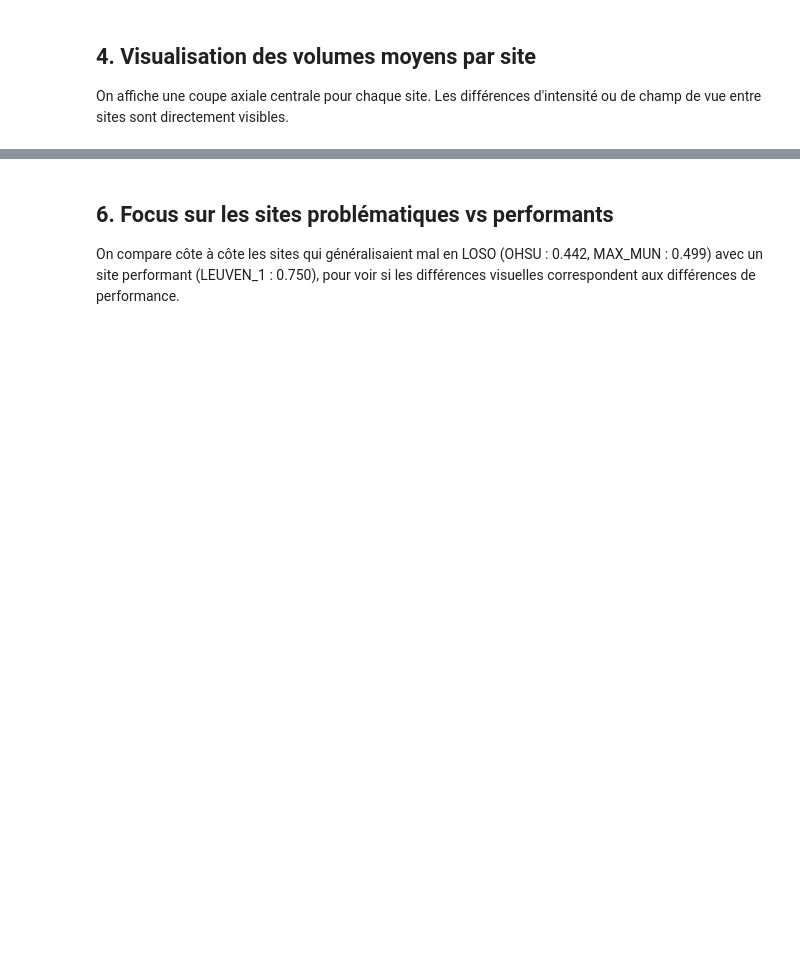
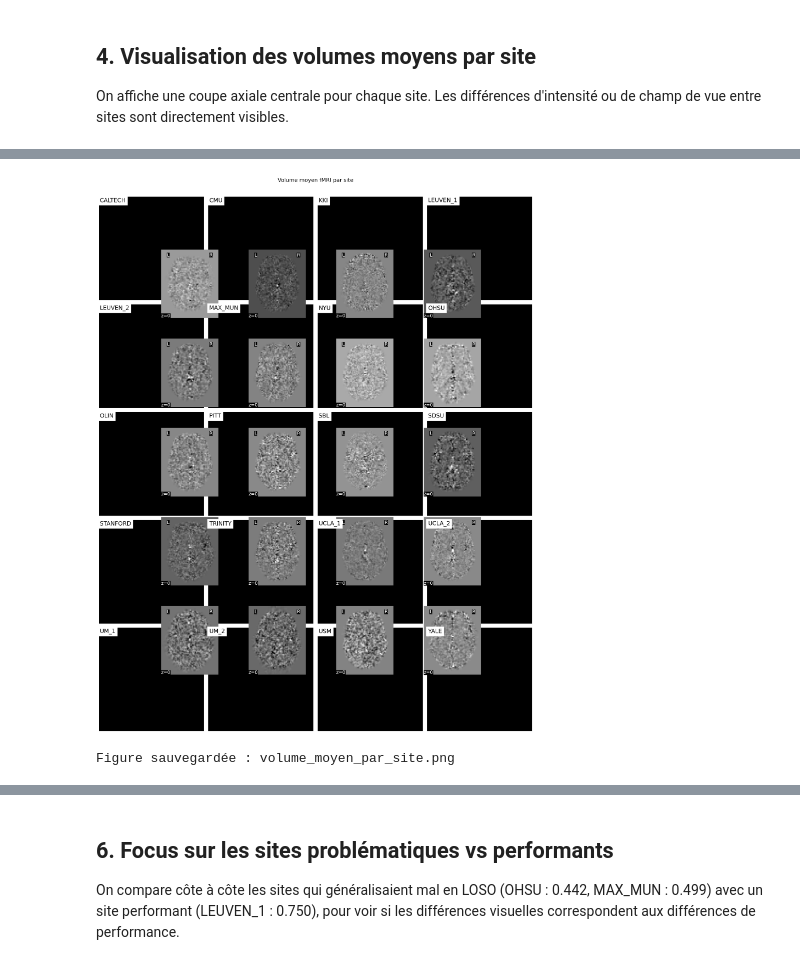
Before and after one commit to psy3019-6973-2026/Francois_Presentation_Projet_ABIDE-fMRI, a Jupyter notebook: notebook/Tache3_effets_de_site_fMRI.ipynb, the cells around one changed output, grey strips where cells are left out. Drawn from its saved outputs; the diff is of its cells as text; code cells hidden in the pictures; blank space fills up the shorter version.

```diff
--- a/notebook/Tache3_effets_de_site_fMRI.ipynb
+++ b/notebook/Tache3_effets_de_site_fMRI.ipynb
@@ -294,0 +377,37 @@ print("Figure sauvegardée : volume_moyen_par_site.png")
+# %%
+# Crée une grille de subplots (un panneau par site)
+sites_ok = sorted(site_mean_maps.keys())
+n_sites  = len(sites_ok)
+ncols    = 4
+nrows    = int(np.ceil(n_sites / ncols))
+
+fig, axes = plt.subplots(nrows, ncols, figsize=(ncols * 4, nrows * 4))
+plt.subplots_adjust(hspace=0.3, wspace=0.1)
+axes = axes.flatten()
+
+# plot_epi = fonction nilearn pour afficher des images fMRI (contraste EPI/T2*)
+# display_mode="z" = coupe axiale
+# cut_coords=[0] = coupe au niveau z=0 (milieu du cerveau)
+for i, site in enumerate(sites_ok):
+    plotting.plot_epi(
+        site_mean_maps[site],
+        axes=axes[i],
+        title=site,
+        display_mode="z",
+        cut_coords=[0],
+        colorbar=False,
+        draw_cross=False
+    )
+
+# Masquer les axes vides
+for j in range(i + 1, len(axes)):
+    axes[j].set_visible(False)
+
+fig.suptitle("Volume moyen fMRI par site", fontsize=14, y=1.01)
+plt.tight_layout()
+plt.savefig("../output/volume_moyen_par_site.png", dpi=150, bbox_inches="tight")
+plt.show()
+print("Figure sauvegardée : volume_moyen_par_site.png")
+# %% [output]
+[figure, added]
+Figure sauvegardée : volume_moyen_par_site.png
```
Also changed, not shown: parts of 20 cells of this notebook.
